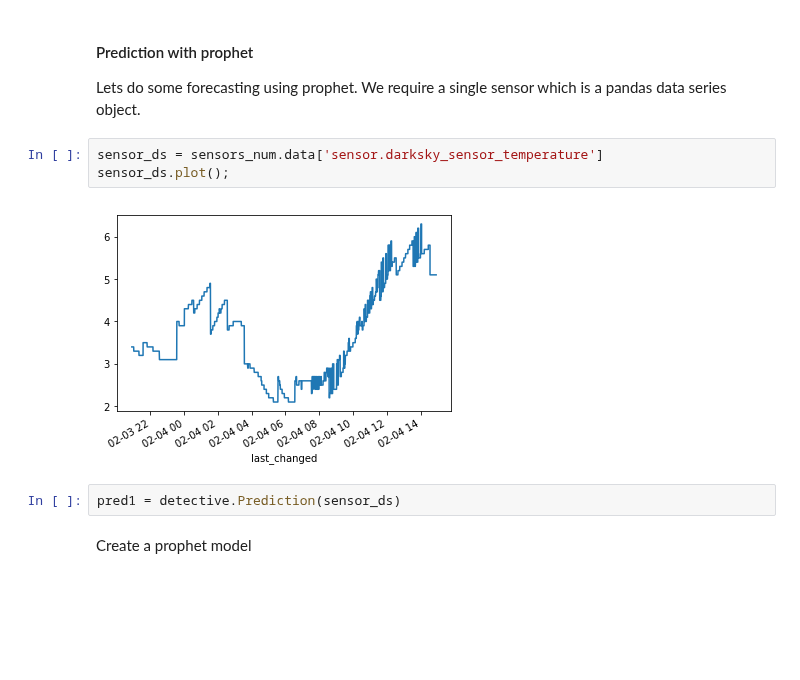
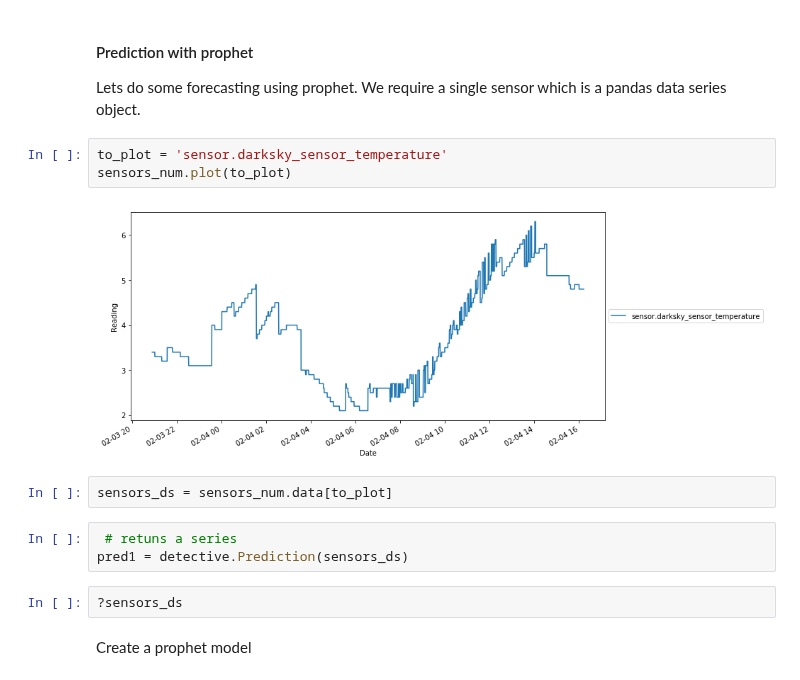
Before and after one commit to robmarkcole/HASS-data-detective, a Jupyter notebook: usage/Usage of detective.ipynb, the cells around one changed output. Drawn from its saved outputs; the diff is of its cells as text; blank space fills up the shorter version.

Commit message:
Fix plotting
Attempted to handle cases where users mix up lists of entities and
single entities. However if they pass lists of lists this will still
fail. Recursive functions gave errors.

```diff
--- a/usage/Usage of detective.ipynb
+++ b/usage/Usage of detective.ipynb
@@ -268,12 +286,17 @@ fig.savefig('heatmap.jpg')
 #### Prediction with prophet
 Lets do some forecasting using prophet. We require a single sensor which is a pandas data series object.
 # %%
-sensor_ds = sensors_num.data['sensor.darksky_sensor_temperature']
-sensor_ds.plot();
+to_plot = 'sensor.darksky_sensor_temperature'
+sensors_num.plot(to_plot)
 # %% [output]
-[figure, old version]
+[figure, new version]
-# %%
-pred1 = detective.Prediction(sensor_ds)
+# %%
+sensors_ds = sensors_num.data[to_plot]
+# %%
+ # retuns a series
+pred1 = detective.Prediction(sensors_ds)
+# %%
+?sensors_ds
 # %% [markdown]
 Create a prophet model
 # %%
```
Also changed, not shown: parts of 16 cells of this notebook, 3 other files.
